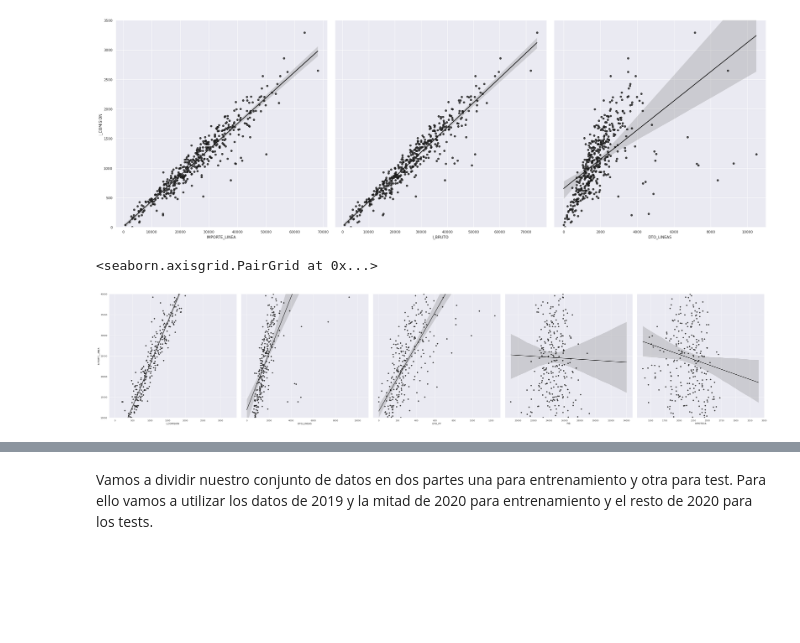
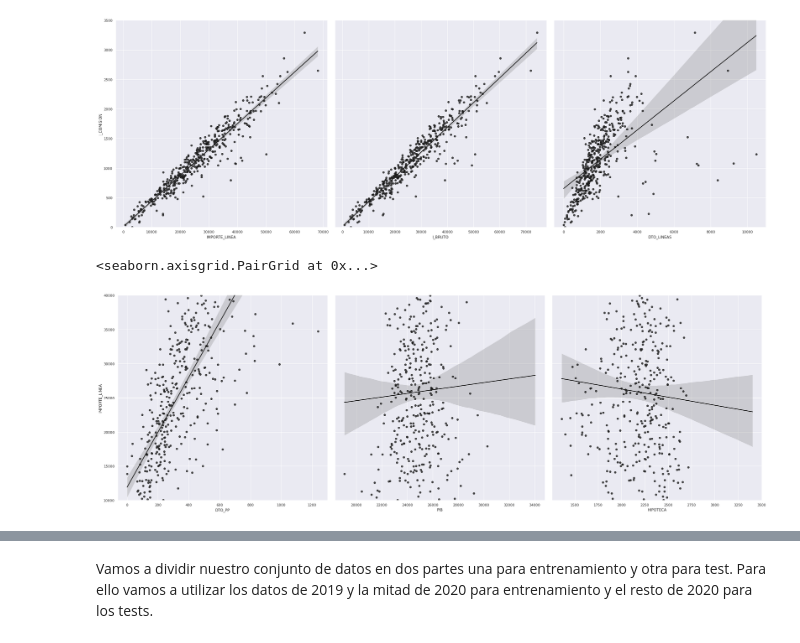
Before and after one commit to pacogp/TFM, a Jupyter notebook: importancia_importe_comisiones.ipynb, the cells around one changed output, grey strips where cells are left out. Drawn from its saved outputs; the diff is of its cells as text; code cells hidden in the pictures; blank space fills up the shorter version.

```diff
--- a/importancia_importe_comisiones.ipynb
+++ b/importancia_importe_comisiones.ipynb
@@ -52,13 +52,13 @@ g.set(ylim=(0, 3500))
 <seaborn.axisgrid.PairGrid at 0x...>
 [figure]
 # %%
-cols = ['I_COMISION', 'DTO_LINEAS','DTO_PP','PIB','HIPOTECA']
+cols = ['DTO_PP','PIB','HIPOTECA']
 g = sns.PairGrid(train, y_vars=["IMPORTE_LINEA"], x_vars=cols, height=10)
 g.map(sns.regplot, color=".1")
 g.set(ylim=(10000, 40000))
 # %% [output]
 <seaborn.axisgrid.PairGrid at 0x...>
-[figure, old version]
+[figure, new version]
 # %%
 from google.colab import files
 
```
